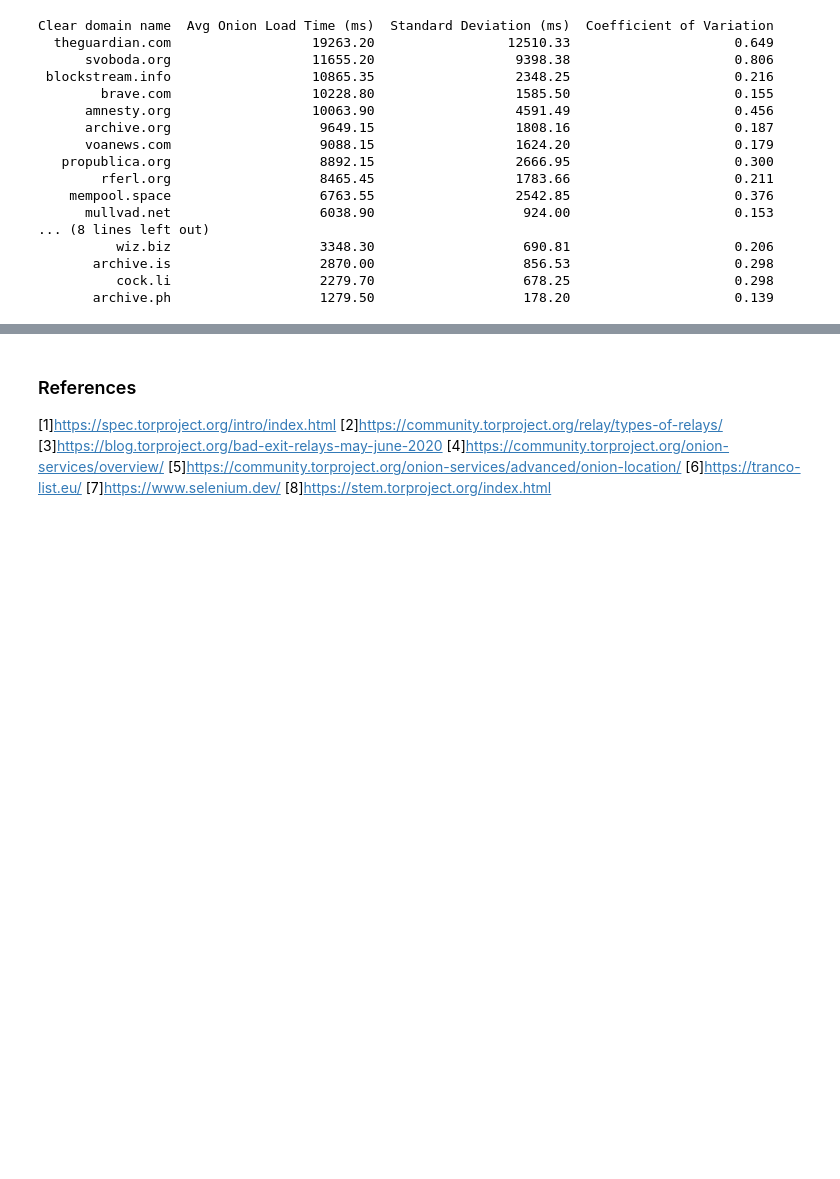
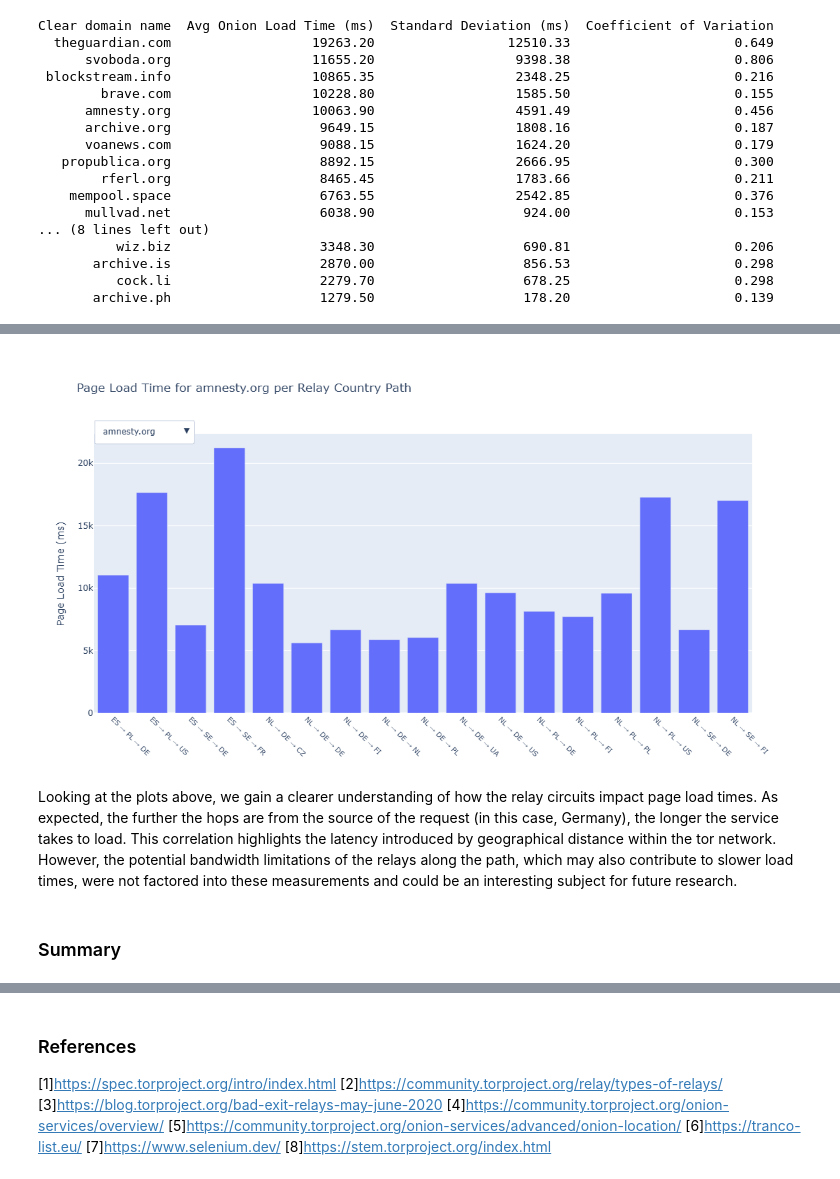
Before and after one commit to KatOTB/msi_tor_research, a Jupyter notebook: evaluation_and_report.ipynb, the cells around one changed output, grey strips where cells are left out. Cells and saved outputs as stored; diff of their text form; code cells hidden in the pictures; blank space fills up the shorter version.

```diff
--- a/evaluation_and_report.ipynb
+++ b/evaluation_and_report.ipynb
@@ -524,0 +585,80 @@ plt.show()
+# %%
+import pandas as pd
+import plotly.graph_objects as go
+import re
+
+# Function to extract country codes from the relay string
+def extract_country_tuple(relay_str):
+    if pd.isna(relay_str):
+        return ("NA",)
+    countries = re.findall(r":([A-Z]{2})(?:\s|$|;)", relay_str)
+    return tuple(countries)
+
+# Filter for onion entries only
+onion_df = df[df['Type'] == 'onion'].copy()
+
+# Extract relay country tuples
+onion_df['Relay Countries'] = onion_df['Circuit Relays (Onion only)'].apply(extract_country_tuple)
+
+# Convert tuples to string labels for plotting
+onion_df['Relay Country Path'] = onion_df['Relay Countries'].apply(lambda x: ' → '.join(x))
+
+# Group by domain and Relay Country Path and take the first Page Load value to avoid stacking
+onion_grouped = onion_df.groupby(['Clear Domain', 'Relay Country Path'], as_index=False).first()
+
+# Get unique domains
+domains = onion_grouped['Clear Domain'].unique()
+
+# Prepare figure
+fig = go.Figure()
+
+# Add traces for each domain, showing only the first appearance of each circuit path
+for i, domain in enumerate(domains):
+    domain_data = onion_grouped[onion_grouped['Clear Domain'] == domain]
+
+    fig.add_trace(go.Bar(
+        x=domain_data['Relay Country Path'],
+        y=domain_data['Page Load (ms)'],
+        name=domain,
+        visible=(i == 0)
+    ))
+
+# Create dropdown buttons to toggle visibility
+buttons = []
+for i, domain in enumerate(domains):
+    visible = [False] * len(domains)
+    visible[i] = True
+    buttons.append(dict(
+        label=domain,
+        method="update",
+        args=[{"visible": visible},
+              {"title": f"Page Load Time for {domain} per Relay Country Path",
+               "xaxis": {"title": "Relay Country Path"},
+               "yaxis": {"title": "Page Load Time (ms)"}}]
+    ))
+
+fig.update_layout(
+    updatemenus=[dict(
+        active=0,
+        buttons=buttons,
+        x=0.0,
+        y=1.05,
+        xanchor='left',
+        yanchor='top'
+    )],
+    title=f"Page Load Time for {domains[0]} per Relay Country Path",
+    xaxis_tickangle=45,
+    xaxis_tickfont=dict(size=10),
+    yaxis_title="Page Load Time (ms)",
+    height=600,
+    width=900,
+    margin=dict(t=120)
+)
+
+fig.show()
+# %% [output]
+[figure, added]
+# %% [markdown]
+Looking at the plots above, we gain a clearer understanding of how the relay circuits impact page load times. As expected, the further the hops are from the source of the request (in this case, Germany), the longer the service takes to load. This correlation highlights the latency introduced by geographical distance within the tor network. However, the potential bandwidth limitations of the relays along the path, which may also contribute to slower load times, were not factored into these measurements and could be an interesting subject for future research.
+# %% [markdown]
+### Summary
```
Also changed, not shown: parts of 18 cells of this notebook.
